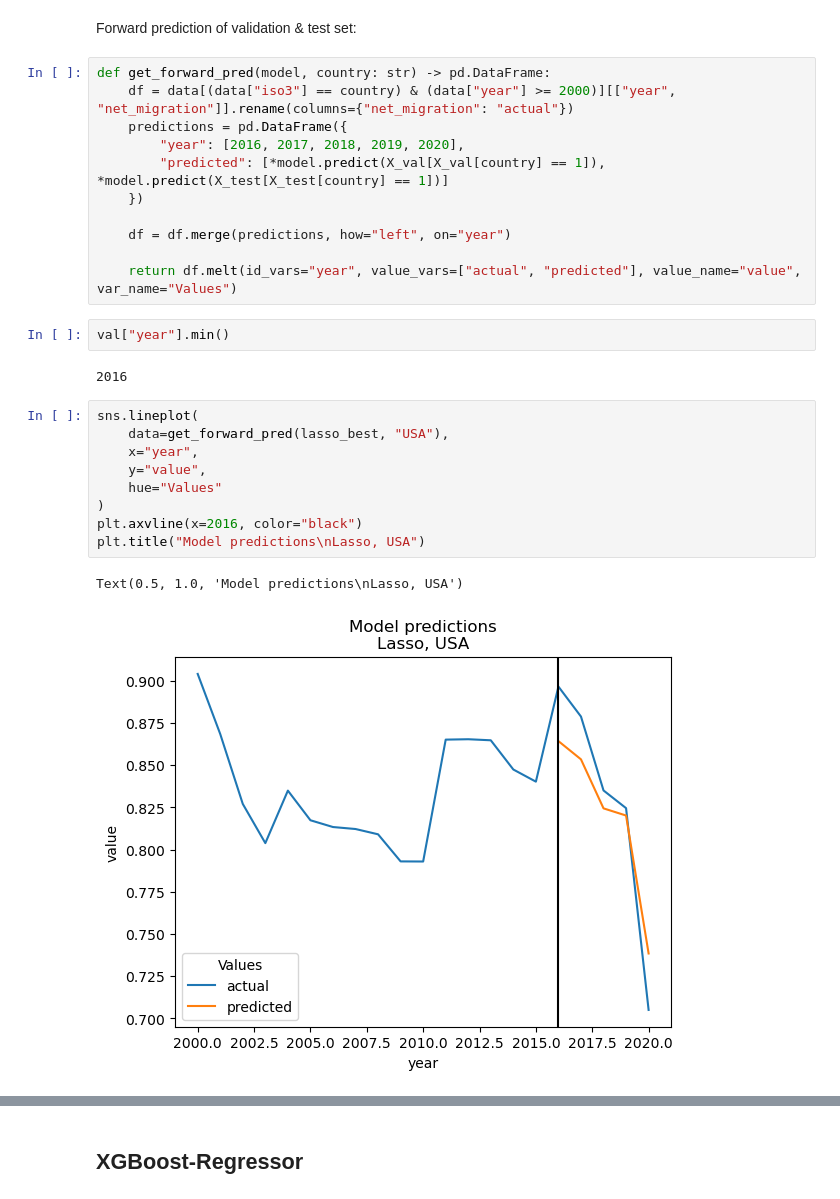
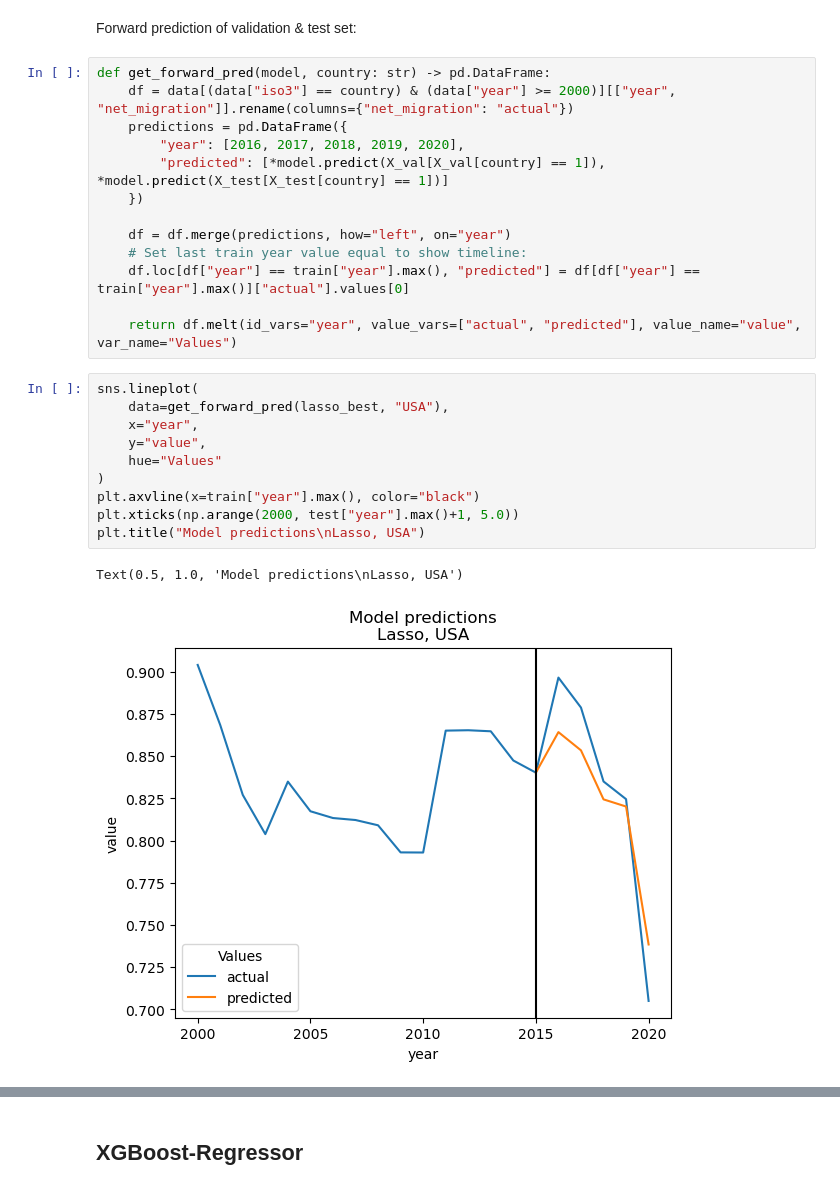
Before and after one commit to kssrr/migration-flow-prediction, a Jupyter notebook: src/benchmarks.ipynb, the cells around one changed output, grey strips where cells are left out. Drawn from its saved outputs; the diff is of its cells as text.

```diff
--- a/src/benchmarks.ipynb
+++ b/src/benchmarks.ipynb
@@ -113,24 +227,23 @@ def get_forward_pred(model, country: str) -> pd.DataFrame:
     })
 
     df = df.merge(predictions, how="left", on="year")
+    # Set last train year value equal to show timeline:
+    df.loc[df["year"] == train["year"].max(), "predicted"] = df[df["year"] == train["year"].max()]["actual"].values[0]
 
     return df.melt(id_vars="year", value_vars=["actual", "predicted"], value_name="value", var_name="Values")
-# %%
-val["year"].min()
-# %% [output]
-2016
 # %%
 sns.lineplot(
     data=get_forward_pred(lasso_best, "USA"),
     x="year",
     y="value",
     hue="Values"
 )
-plt.axvline(x=2016, color="black")
+plt.axvline(x=train["year"].max(), color="black")
+plt.xticks(np.arange(2000, test["year"].max()+1, 5.0))
 plt.title("Model predictions\nLasso, USA")
 # %% [output]
 Text(0.5, 1.0, 'Model predictions\nLasso, USA')
-[figure, old version]
+[figure, new version]
 # %%
 sns.lineplot(
     data=get_forward_pred(lasso_best, "DEU"),
```
Also changed, not shown: parts of 16 cells of this notebook.
